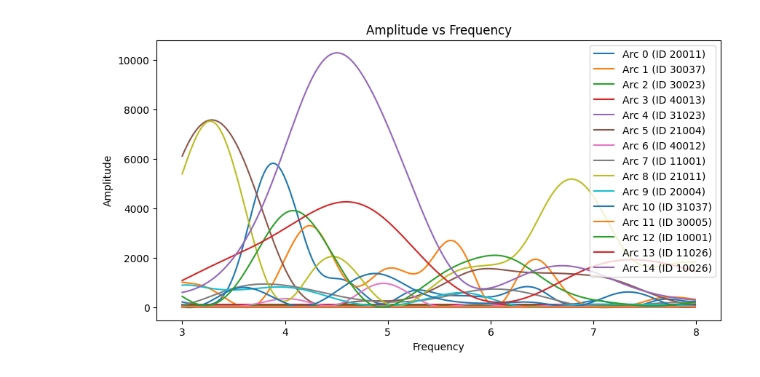
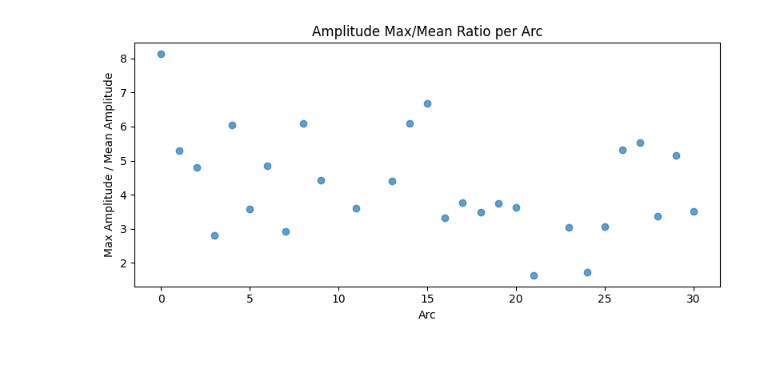
Before and after one commit to JortvD/realtime-gnssrefl, a Jupyter notebook: analysis/results/analysis.ipynb, the cells around one changed output. Cells and saved outputs as stored; diff of their text form; code cells hidden in the pictures.

```diff
--- a/analysis/results/analysis.ipynb
+++ b/analysis/results/analysis.ipynb
@@ -5,20 +5,18 @@ import matplotlib.pyplot as plt
 # Load the CSV files
 arc_df = pd.read_csv('arc_freqs.csv')
 
-# arc_df = arc_df[arc_df['num'] >= 500]
-# arc_df = arc_df[arc_df['amplitude'] >= 100]
-#arc_df = arc_df[arc_df['id'].astype(str).str.startswith('10')]
+arc_df = arc_df[arc_df['num'] >= 1000]
 
-# col 0 = id, col 1 = frequency, col 2 = amplitude
-plt.figure(figsize=(10, 5))
-for arc in arc_df['i'].unique():
-    arc_data = arc_df[arc_df['i'] == arc]
-    plt.plot(arc_data['frequency'], arc_data['amplitude'], label=f'Arc {arc} (ID {arc_data['id'].values[0]})')
-
-plt.xlabel('Frequency')
-plt.ylabel('Amplitude')
-plt.title('Amplitude vs Frequency')
-plt.legend()
-plt.show()
+PEAK2NOISE = 3
+MIN_AMPLITUDE = 3000
-# %% [output]
-[figure, removed]
+# %%
+arc_max_mean_ratio = arc_df.groupby('i')['amplitude'].max() / arc_df.groupby('i')['amplitude'].mean()
+plt.figure(figsize=(8, 4))
+plt.scatter(arc_max_mean_ratio.index, arc_max_mean_ratio.values, alpha=0.7)
+plt.xlabel('Arc')
+plt.ylabel('Max Amplitude / Mean Amplitude')
+plt.title('Amplitude Max/Mean Ratio per Arc')
+plt.tight_layout()
+plt.show()
+# %% [output]
+[figure, added]
```
Also changed, not shown: parts of 4 cells of this notebook, 5 other files.
